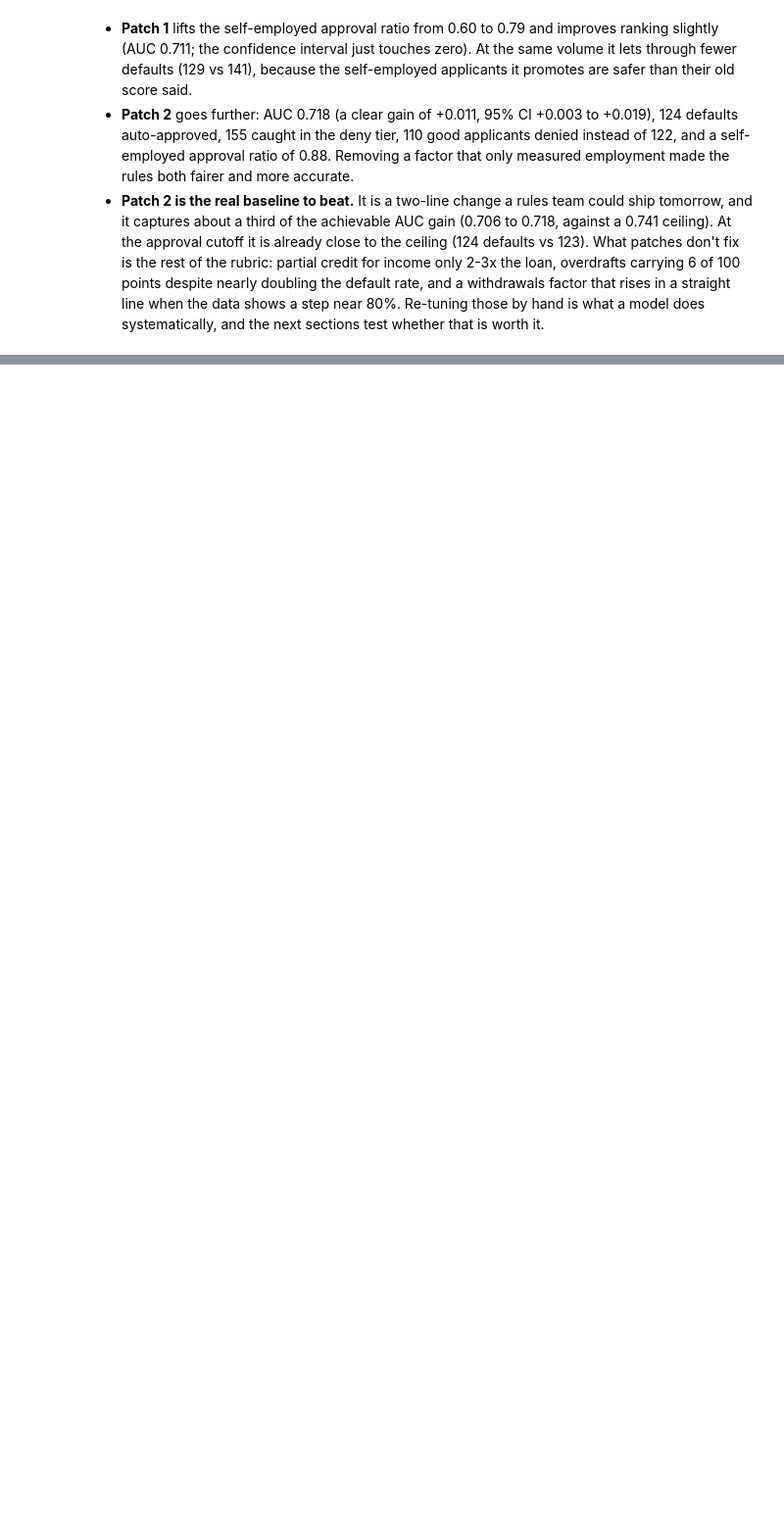
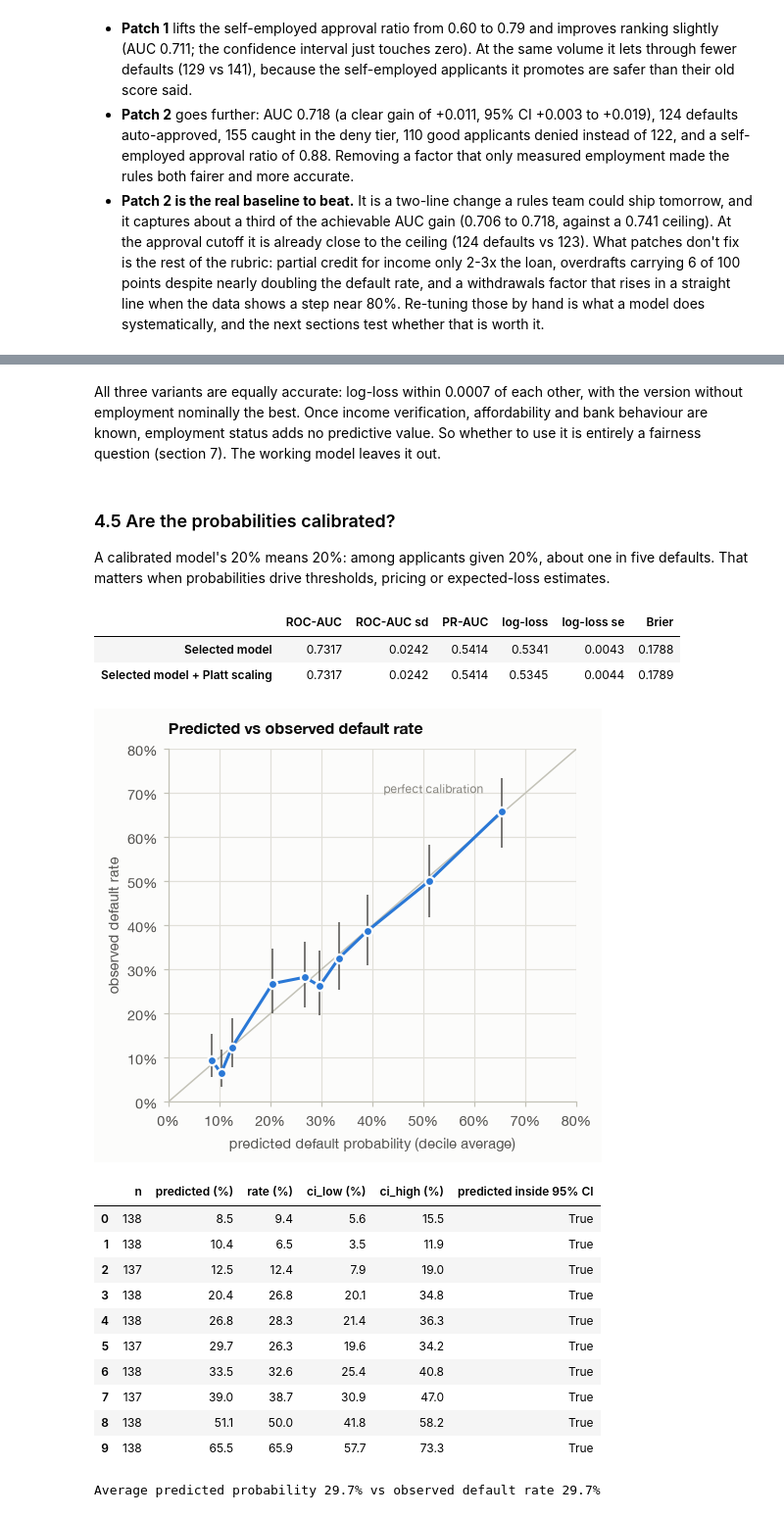
Before and after one commit to smparc/loan-default-model-matthew-park, a Jupyter notebook: analysis.ipynb, the cells around one changed output, grey strips where cells are left out. Shown at 98% size. Cells and saved outputs as stored; diff of their text form; code cells hidden in the pictures; blank space fills up the shorter version.

```diff
--- a/analysis.ipynb
+++ b/analysis.ipynb
@@ -730,0 +966,8 @@ save_table(rule_patches, "baseline_patches")
+# %%
+variant_cv = {v: cross_validate(make_production_model, dev(tree_matrix(features, v)), y_dev, splits) for v in EMPLOYMENT_VARIANTS}
+variant_summary = summarize(
+    {f"{v}: {VARIANT_DESCRIPTIONS[v]}": result.fold_metrics for v, result in variant_cv.items()},
+    reference_auc=rules_folds["ROC-AUC"],
+)
+display(variant_summary.round(4))
+save_table(variant_summary, "models_employment_variants")
@@ -730,0 +979,61 @@ save_table(rule_patches, "baseline_patches")
+# %% [markdown]
+All three variants are equally accurate: log-loss within 0.0007 of each other, with the version
+without employment nominally the best. Once income verification, affordability and bank behaviour
+are known, employment status adds no predictive value. So whether to use it is entirely a fairness
+question (section 7). The working model leaves it out.
+# %% [markdown]
+### 4.5 Are the probabilities calibrated?
+
+A calibrated model's 20% means 20%: among applicants given 20%, about one in five defaults. That
+matters when probabilities drive thresholds, pricing or expected-loss estimates.
+# %%
+selected_cv = variant_cv[PRODUCTION_VARIANT]
+platt_cv = cross_validate(make_platt_calibrated, dev(core_tree), y_dev, splits)
+display(summarize({"Selected model": selected_cv.fold_metrics,
+                   "Selected model + Platt scaling": platt_cv.fold_metrics}).round(4))
+
+oof = selected_cv.mean_oof
+decile = pd.qcut(oof, 10, labels=False)
+calibration = rate_table(y_dev, decile, list(range(10)))
+calibration["predicted"] = pd.Series(oof).groupby(decile).mean()
+calibration["predicted inside 95% CI"] = calibration["predicted"].between(calibration["ci_low"], calibration["ci_high"])
+
+fig, ax = plt.subplots(figsize=(4.8, 4.3))
+ax.plot([0, 0.8], [0, 0.8], color=plots.AXIS, linewidth=1, zorder=1)
+ax.text(0.52, 0.70, "perfect calibration", fontsize=8, color=plots.MUTED, ha="center")
+ax.errorbar(calibration["predicted"], calibration["rate"],
+            yerr=[calibration["rate"] - calibration["ci_low"], calibration["ci_high"] - calibration["rate"]],
+            fmt="none", ecolor=plots.INK_SECONDARY, elinewidth=1, zorder=2)
+ax.plot(calibration["predicted"], calibration["rate"], color=plots.BLUE, marker="o", markersize=6,
+        markeredgecolor=plots.SURFACE, markeredgewidth=1.5, zorder=3)
+ax.set_xlim(0, 0.8)
+ax.set_ylim(0, 0.8)
+plots.percent_axis(ax)
+plots.percent_axis(ax, "x")
+ax.grid(axis="x", visible=True)
+ax.set_xlabel("predicted default probability (decile average)")
+ax.set_ylabel("observed default rate")
+ax.set_title("Predicted vs observed default rate")
+fig.tight_layout()
+plots.save(fig, "fig6_calibration")
+plt.show()
+display(format_rates(calibration[["n", "predicted", "rate", "ci_low", "ci_high", "predicted inside 95% CI"]],
+                     columns=("predicted", "rate", "ci_low", "ci_high")))
+print(f"Average predicted probability {oof.mean():.1%} vs observed default rate {y_dev.mean():.1%}")
+# %% [output]
+|  | ROC-AUC | ROC-AUC sd | PR-AUC | log-loss | log-loss se | Brier |
+| Selected model | 0.7317 | 0.0242 | 0.5414 | 0.5341 | 0.0043 | 0.1788 |
+| Selected model + Platt scaling | 0.7317 | 0.0242 | 0.5414 | 0.5345 | 0.0044 | 0.1789 |
+[figure, added]
+|  | n | predicted (%) | rate (%) | ci_low (%) | ci_high (%) | predicted inside 95% CI |
+| 0 | 138 | 8.5 | 9.4 | 5.6 | 15.5 | True |
+| 1 | 138 | 10.4 | 6.5 | 3.5 | 11.9 | True |
+| 2 | 137 | 12.5 | 12.4 | 7.9 | 19.0 | True |
+| 3 | 138 | 20.4 | 26.8 | 20.1 | 34.8 | True |
+| 4 | 138 | 26.8 | 28.3 | 21.4 | 36.3 | True |
+| 5 | 137 | 29.7 | 26.3 | 19.6 | 34.2 | True |
+| 6 | 138 | 33.5 | 32.6 | 25.4 | 40.8 | True |
+| 7 | 137 | 39.0 | 38.7 | 30.9 | 47.0 | True |
+| 8 | 138 | 51.1 | 50.0 | 41.8 | 58.2 | True |
+| 9 | 138 | 65.5 | 65.9 | 57.7 | 73.3 | True |
+Average predicted probability 29.7% vs observed default rate 29.7%
```
Also changed, not shown: parts of 18 cells of this notebook, 11 other files.
